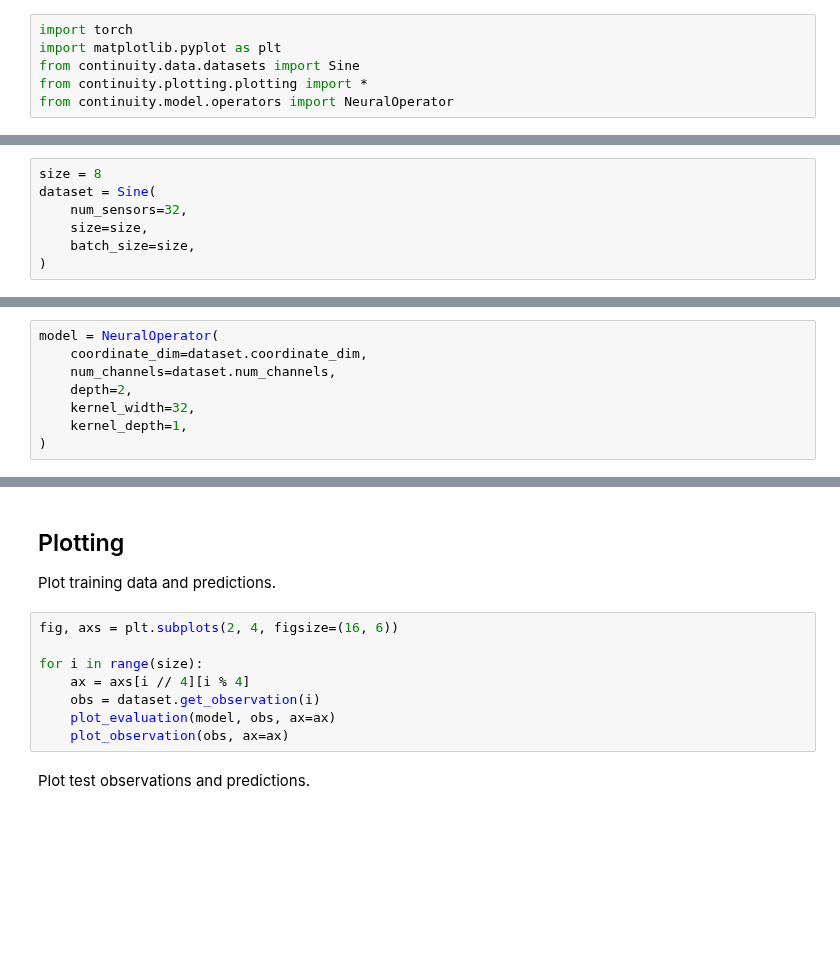
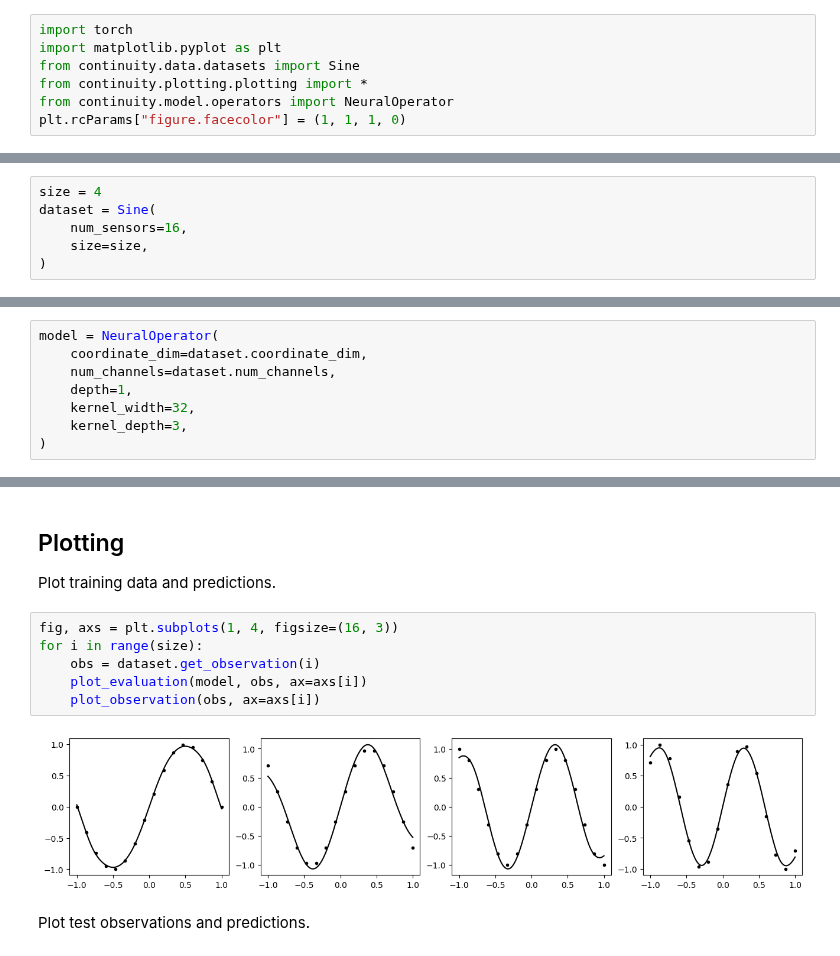
Before and after one commit to aai-institute/continuiti, a Jupyter notebook: notebooks/sine.ipynb, the cells around one changed output, grey strips where cells are left out. Saved outputs shown, nothing was run; the diff lists cells and outputs as text; blank space fills up the shorter version.

```diff
--- a/notebooks/sine.ipynb
+++ b/notebooks/sine.ipynb
@@ -13,16 +13,16 @@ import matplotlib.pyplot as plt
 from continuity.data.datasets import Sine
 from continuity.plotting.plotting import *
 from continuity.model.operators import NeuralOperator
+plt.rcParams["figure.facecolor"] = (1, 1, 1, 0)
 # %% [markdown]
 ## Data set
 
 Create a data set of sine waves with 32 sensors.
 # %%
-size = 8
+size = 4
 dataset = Sine(
-    num_sensors=32,
+    num_sensors=16,
     size=size,
-    batch_size=size,
 )
 # %% [markdown]
 ## Neural operator
@@ -32,9 +32,9 @@ Create a neural operator.
 model = NeuralOperator(
     coordinate_dim=dataset.coordinate_dim,
     num_channels=dataset.num_channels,
-    depth=2,
+    depth=1,
     kernel_width=32,
-    kernel_depth=1,
+    kernel_depth=3,
 )
 # %% [markdown]
 ## Training
@@ -51,13 +54,13 @@ model.fit(dataset, epochs=1000)
 
 Plot training data and predictions.
 # %%
-fig, axs = plt.subplots(2, 4, figsize=(16, 6))
-
+fig, axs = plt.subplots(1, 4, figsize=(16, 3))
 for i in range(size):
-    ax = axs[i // 4][i % 4]
     obs = dataset.get_observation(i)
-    plot_evaluation(model, obs, ax=ax)
-    plot_observation(obs, ax=ax)
+    plot_evaluation(model, obs, ax=axs[i])
+    plot_observation(obs, ax=axs[i])
+# %% [output]
+[figure, added]
 # %% [markdown]
 Plot test observations and predictions.
 # %%
```
Also changed, not shown: parts of 2 cells of this notebook, 2 other files.
